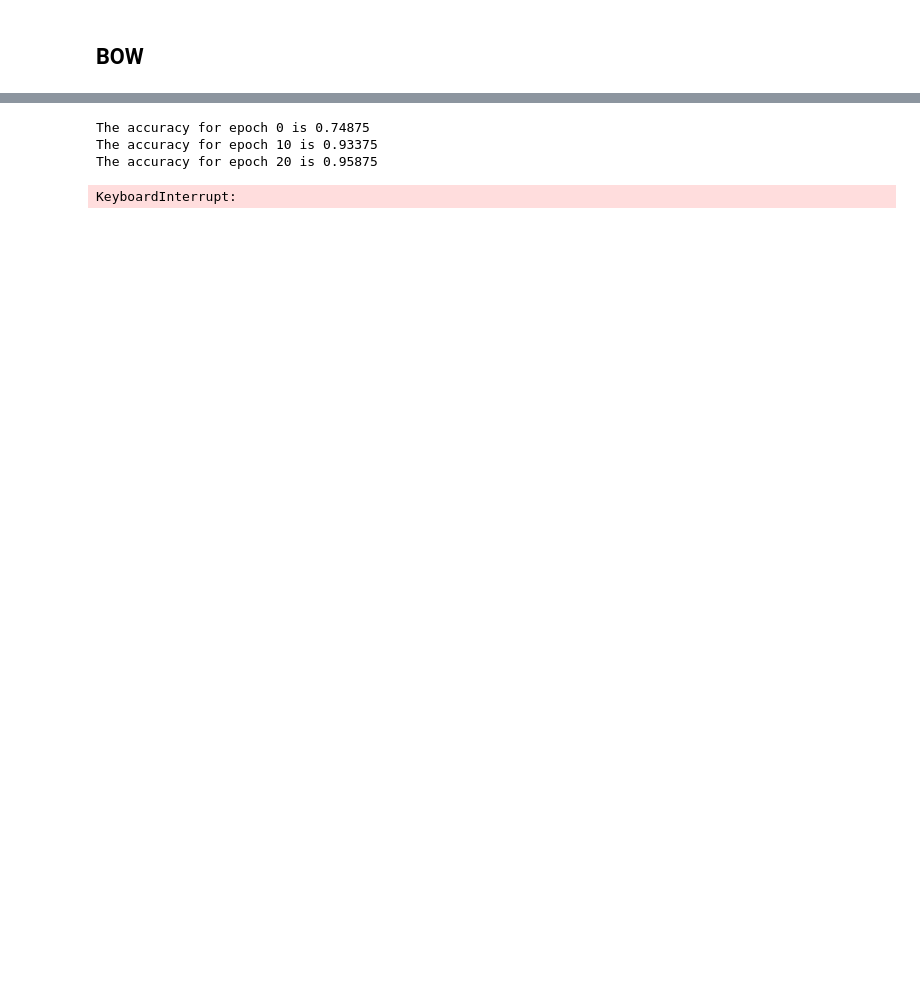
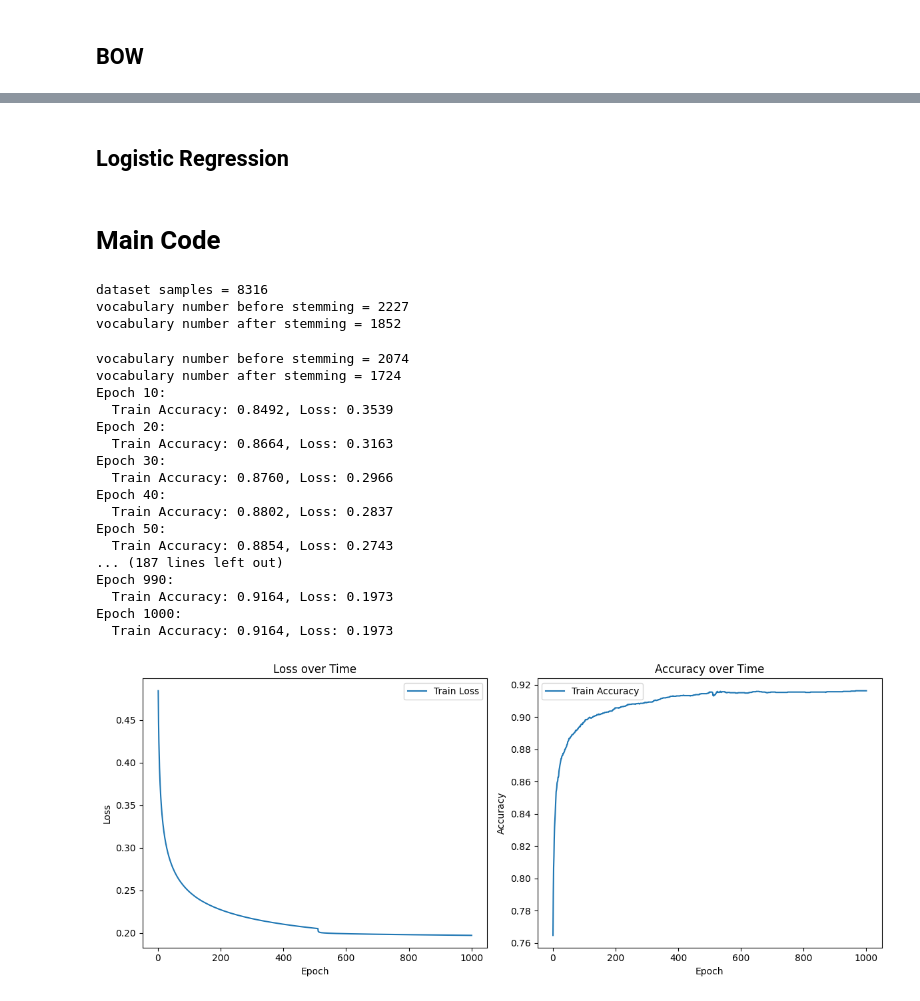
Before and after one commit to DARKNESSPROF/similarity, a Jupyter notebook: TextProcessing.ipynb, the cells around one changed output, grey strips where cells are left out. Drawn from its saved outputs; the diff is of its cells as text; code cells hidden in the pictures; blank space fills up the shorter version.

Commit message:
finished logistic with training

```diff
--- a/TextProcessing.ipynb
+++ b/TextProcessing.ipynb
@@ -660,2 +685,4 @@ def bag_of_words_vectorizer(vocabulary, sentence):
+# %% [markdown]
+## Logistic Regression
 # %%
 import numpy as np
@@ -716,34 +825,80 @@ def stabilize_vocab_stemming(vocab, stemmer):
+# %% [markdown]
+# Main Code
+# %%
+dataset = pd.read_csv('processed_dataset.csv')
+print(f"dataset samples = {len(dataset)}")
+
+dataset['question1'] = dataset['question1'].apply(Text_Processing)
+dataset['question2'] = dataset['question2'].apply(Text_Processing)
+
+combined_dataset = list(dataset['question1']) + list(dataset['question2'])
+
+vocabulary = build_vocabulary(combined_dataset)
+print(f"vocabulary number before stemming = {len(vocabulary)}")
+
+vocabulary = stabilize_vocab_stemming(vocabulary, stemmer)
+print(f"vocabulary number after stemming = {len(vocabulary)}")
+# %% [output]
+dataset samples = 8316
+vocabulary number before stemming = 2227
+vocabulary number after stemming = 1852
 # %%
 import random
 
-sample_size = 1000
+sample_size = 5000
 data_q1 = dataset['question1'][:sample_size]
 data_q2 = dataset['question2'][:sample_size]
 labels = dataset['is_duplicate'][:sample_size]
 
 combined_dataset = list(data_q1) + list(data_q2)
-vocab = build_vocabulary(combined_dataset)
-vocab = stabilize_vocab_stemming(vocab, stemmer)
 
+vocabulary = build_vocabulary(combined_dataset)
+print(f"vocabulary number before stemming = {len(vocabulary)}")
+vocabulary = stabilize_vocab_stemming(vocabulary, stemmer)
+print(f"vocabulary number after stemming = {len(vocabulary)}")
 X = []
 for q1, q2 in zip(data_q1, data_q2):
-    v1 = bag_of_words_vectorizer(vocab, str(q1))
-    v2 = bag_of_words_vectorizer(vocab, str(q2))
+    v1 = bag_of_words_vectorizer(vocabulary, str(q1))
+    v2 = bag_of_words_vectorizer(vocabulary, str(q2))
     X.append(v1 + v2)
 
 combined = list(zip(X, labels))
 random.shuffle(combined)
 split_idx = int(0.8 * len(combined))
+train_data = combined[:split_idx]
+test_data = combined[split_idx:]
 
-X_train, y_train = zip(*combined[:split_idx])
-X_test, y_test = zip(*combined[split_idx:])
+X_train, y_train = zip(*train_data)
+X_test, y_test = zip(*test_data)
 
-model = LogisticRegression(lr=0.1, epochs=100)
-model.fit(X_train, y_train)
-accuracy = model.evaluate(X_test, y_test)
-print(f"Accuracy: {accuracy:.4f}")
+model = LogisticRegression(lr=0.1, epochs=1000)
+model.fit(X, labels)
+
+# Save
+model.save("logistic_model.pkl")
+
+# Load
+model2 = LogisticRegression()
+model2.load("logistic_model.pkl")
+
+# Plot
+model.plot_metrics()
 # %% [output]
-The accuracy for epoch 0 is 0.74875
-The accuracy for epoch 10 is 0.93375
-The accuracy for epoch 20 is 0.95875
+vocabulary number before stemming = 2074
+vocabulary number after stemming = 1724
+Epoch 10:
+  Train Accuracy: 0.8492, Loss: 0.3539
+Epoch 20:
+  Train Accuracy: 0.8664, Loss: 0.3163
+Epoch 30:
+  Train Accuracy: 0.8760, Loss: 0.2966
+Epoch 40:
+  Train Accuracy: 0.8802, Loss: 0.2837
+Epoch 50:
+  Train Accuracy: 0.8854, Loss: 0.2743
+... (187 lines left out)
+Epoch 990:
+  Train Accuracy: 0.9164, Loss: 0.1973
+Epoch 1000:
+  Train Accuracy: 0.9164, Loss: 0.1973
-KeyboardInterrupt:
+[figure, added]
```
Also changed, not shown: parts of 8 cells of this notebook, 1 other file.
